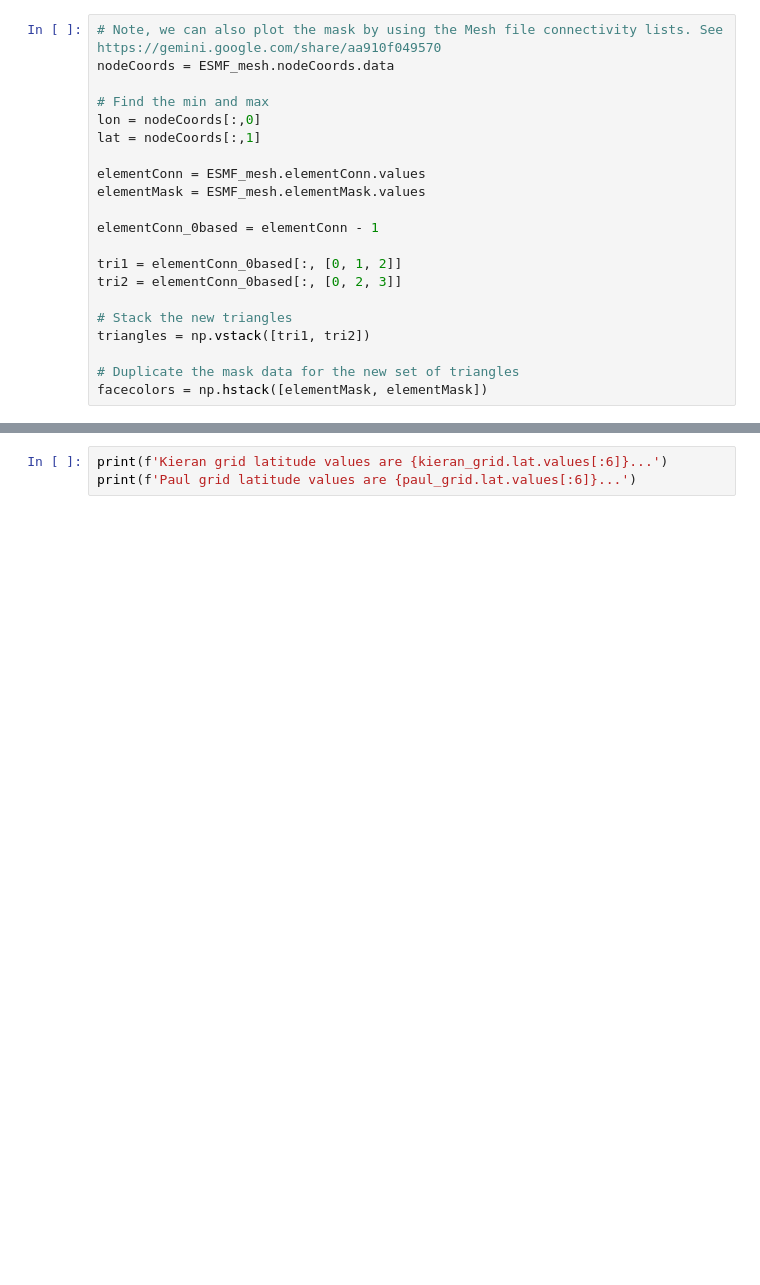
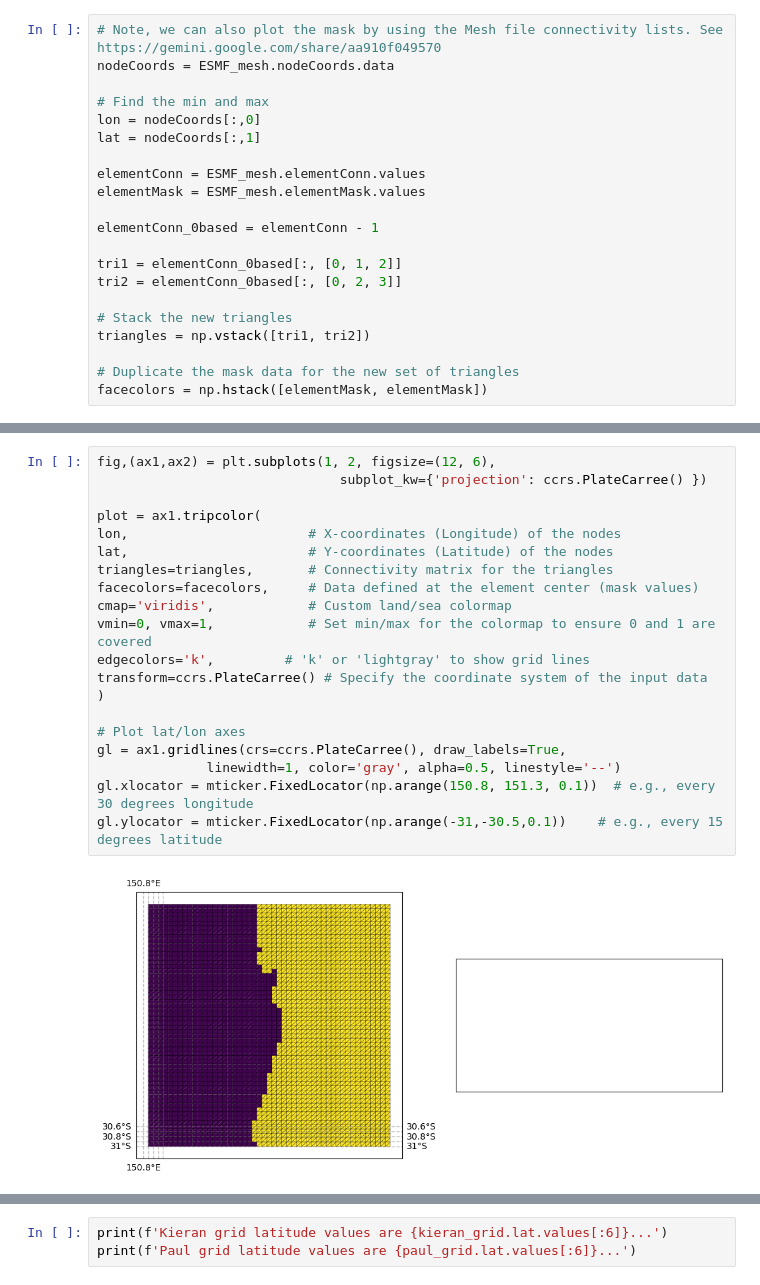
Before and after one commit to 21centuryweather/UM_configuration_tools, a Jupyter notebook: notebooks/Plot_UM_MOM6_land_meshes.ipynb, the cells around one changed output, grey strips where cells are left out. Drawn from its saved outputs; the diff is of its cells as text; blank space fills up the shorter version.

```diff
--- a/notebooks/Plot_UM_MOM6_land_meshes.ipynb
+++ b/notebooks/Plot_UM_MOM6_land_meshes.ipynb
@@ -92,0 +128,22 @@ gl.ylocator = mticker.FixedLocator(np.arange(-47,-45.8,0.2))    # e.g., every 15
+# %%
+fig,(ax1,ax2) = plt.subplots(1, 2, figsize=(12, 6),
+                               subplot_kw={'projection': ccrs.PlateCarree() })
+
+plot = ax1.tripcolor(
+lon,                       # X-coordinates (Longitude) of the nodes
+lat,                       # Y-coordinates (Latitude) of the nodes
+triangles=triangles,       # Connectivity matrix for the triangles
+facecolors=facecolors,     # Data defined at the element center (mask values)
+cmap='viridis',            # Custom land/sea colormap
+vmin=0, vmax=1,            # Set min/max for the colormap to ensure 0 and 1 are covered
+edgecolors='k',         # 'k' or 'lightgray' to show grid lines
+transform=ccrs.PlateCarree() # Specify the coordinate system of the input data
+)
+
+# Plot lat/lon axes
+gl = ax1.gridlines(crs=ccrs.PlateCarree(), draw_labels=True,
+              linewidth=1, color='gray', alpha=0.5, linestyle='--')
+gl.xlocator = mticker.FixedLocator(np.arange(150.8, 151.3, 0.1))  # e.g., every 30 degrees longitude
+gl.ylocator = mticker.FixedLocator(np.arange(-31,-30.5,0.1))    # e.g., every 15 degrees latitude
+# %% [output]
+[figure, added]
```
Also changed, not shown: parts of 9 cells of this notebook, 3 other files.
